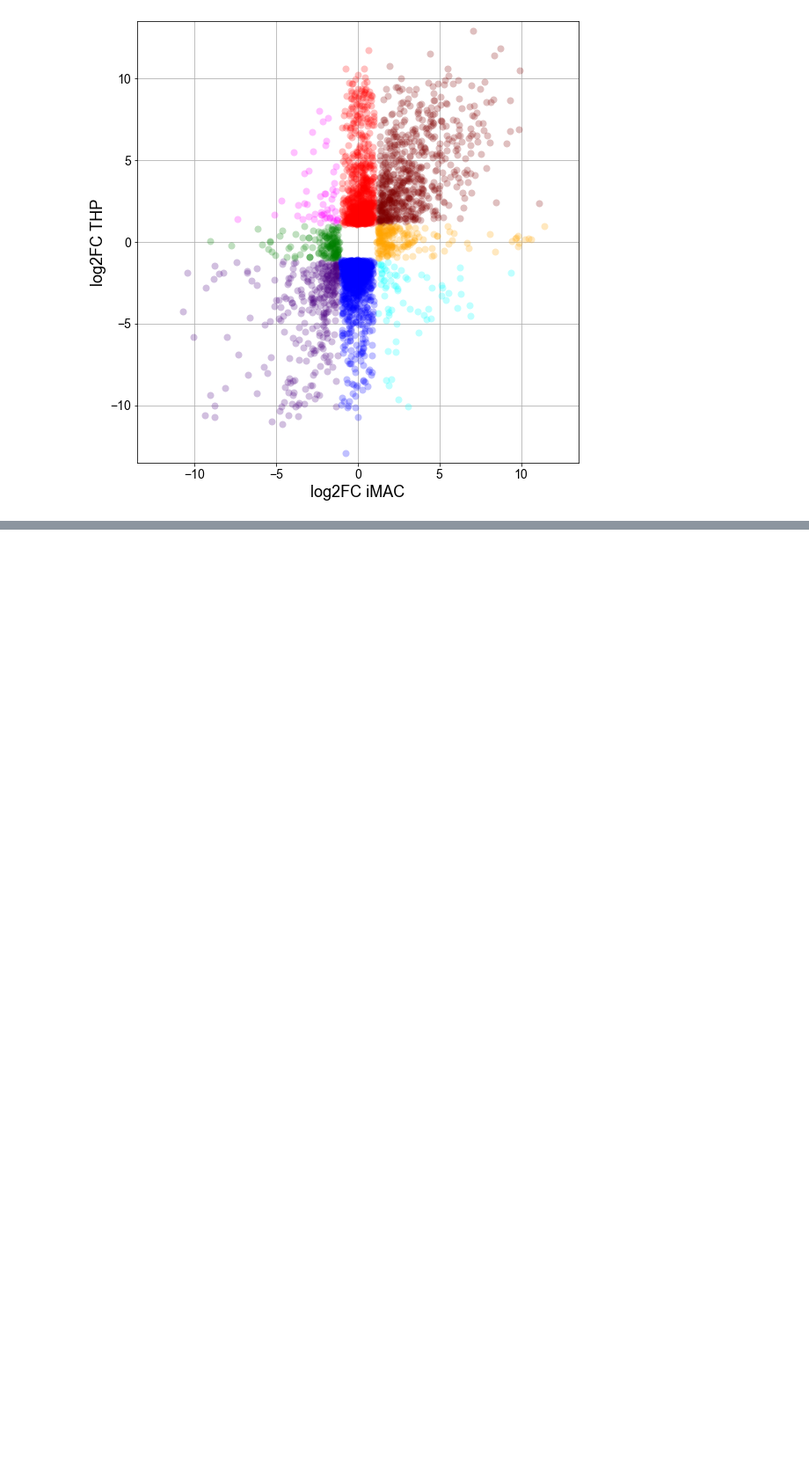
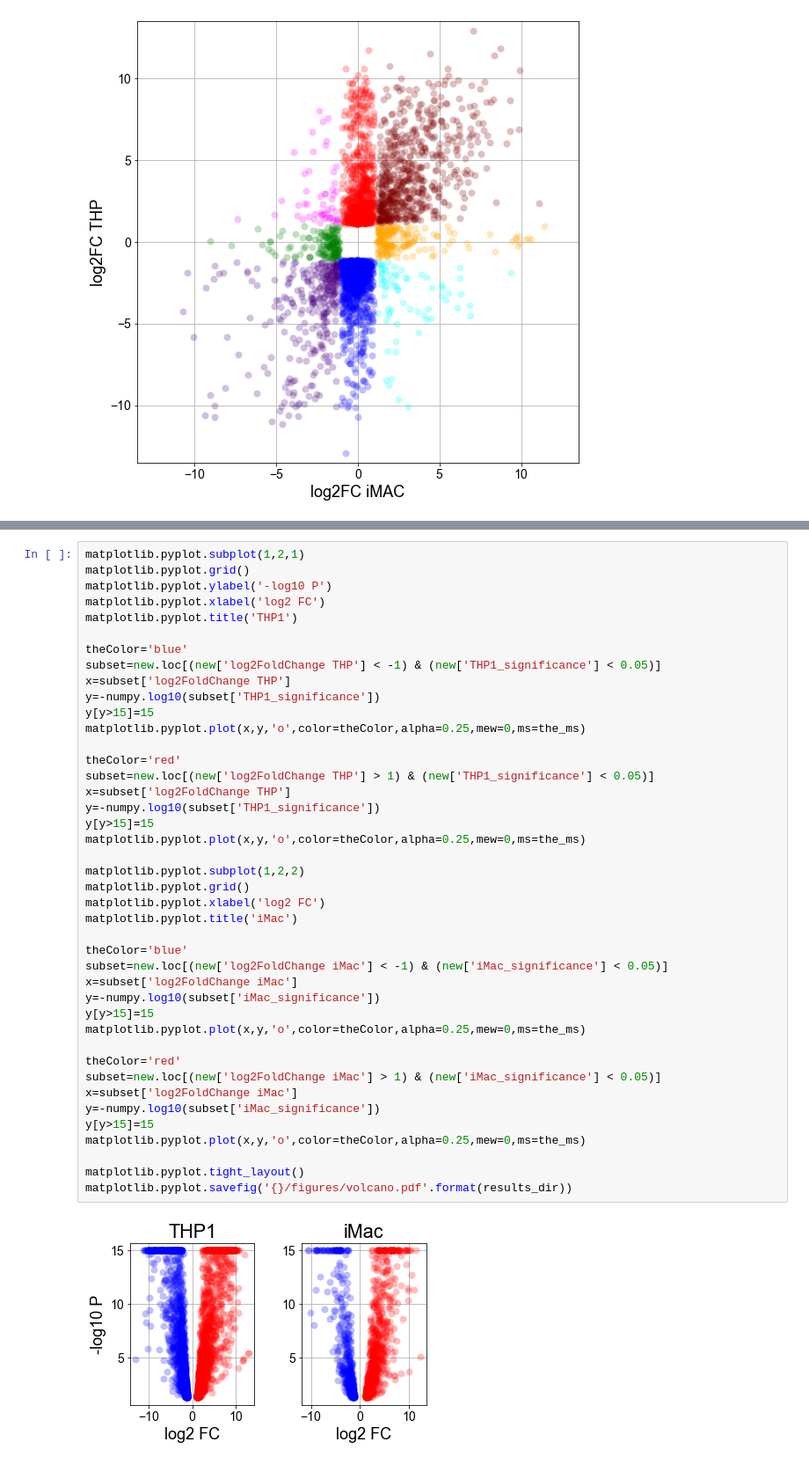
Before and after one commit to adelomana/uwm, a Jupyter notebook: transcriptomics/transcriptomics_final_analysis_E.ipynb, the cells around one changed output, grey strips where cells are left out. Shown at 88% size. Drawn from its saved outputs; the diff is of its cells as text; blank space fills up the shorter version.

```diff
--- a/transcriptomics/transcriptomics_final_analysis_E.ipynb
+++ b/transcriptomics/transcriptomics_final_analysis_E.ipynb
@@ -515,0 +564,44 @@ Ratio DETs THP over DETs iMac: 6.427350427350428
+# %%
+matplotlib.pyplot.subplot(1,2,1)
+matplotlib.pyplot.grid()
+matplotlib.pyplot.ylabel('-log10 P')
+matplotlib.pyplot.xlabel('log2 FC')
+matplotlib.pyplot.title('THP1')
+
+theColor='blue'
+subset=new.loc[(new['log2FoldChange THP'] < -1) & (new['THP1_significance'] < 0.05)]
+x=subset['log2FoldChange THP']
+y=-numpy.log10(subset['THP1_significance'])
+y[y>15]=15
+matplotlib.pyplot.plot(x,y,'o',color=theColor,alpha=0.25,mew=0,ms=the_ms)
+
+theColor='red'
+subset=new.loc[(new['log2FoldChange THP'] > 1) & (new['THP1_significance'] < 0.05)]
+x=subset['log2FoldChange THP']
+y=-numpy.log10(subset['THP1_significance'])
+y[y>15]=15
+matplotlib.pyplot.plot(x,y,'o',color=theColor,alpha=0.25,mew=0,ms=the_ms)
+
+matplotlib.pyplot.subplot(1,2,2)
+matplotlib.pyplot.grid()
+matplotlib.pyplot.xlabel('log2 FC')
+matplotlib.pyplot.title('iMac')
+
+theColor='blue'
+subset=new.loc[(new['log2FoldChange iMac'] < -1) & (new['iMac_significance'] < 0.05)]
+x=subset['log2FoldChange iMac']
+y=-numpy.log10(subset['iMac_significance'])
+y[y>15]=15
+matplotlib.pyplot.plot(x,y,'o',color=theColor,alpha=0.25,mew=0,ms=the_ms)
+
+theColor='red'
+subset=new.loc[(new['log2FoldChange iMac'] > 1) & (new['iMac_significance'] < 0.05)]
+x=subset['log2FoldChange iMac']
+y=-numpy.log10(subset['iMac_significance'])
+y[y>15]=15
+matplotlib.pyplot.plot(x,y,'o',color=theColor,alpha=0.25,mew=0,ms=the_ms)
+
+matplotlib.pyplot.tight_layout()
+matplotlib.pyplot.savefig('{}/figures/volcano.pdf'.format(results_dir))
+# %% [output]
+[figure, added]
```
Also changed, not shown: parts of 10 cells of this notebook, 1 other file.
